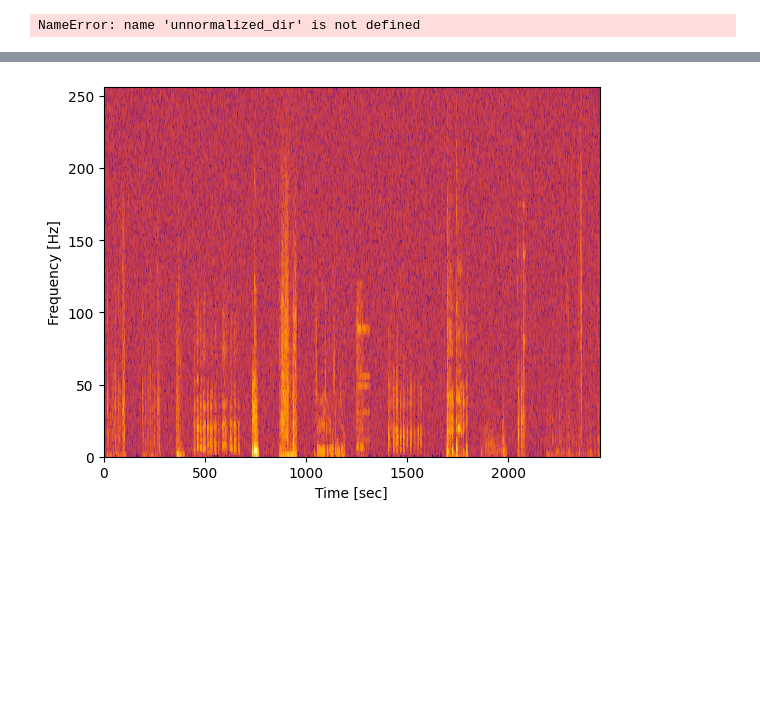
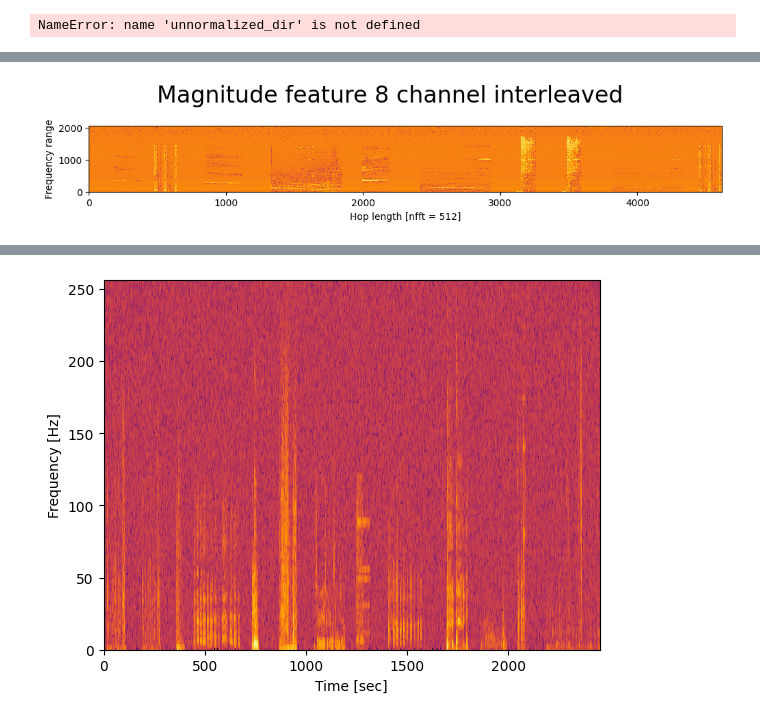
Before and after one commit to izzan-alfian/SELD-quadcopter, a Jupyter notebook: test.ipynb, the cells around one changed output, grey strips where cells are left out. Cells and saved outputs as stored; diff of their text form; code cells hidden in the pictures; blank space fills up the shorter version.

```diff
--- a/test.ipynb
+++ b/test.ipynb
@@ -118,0 +139,11 @@ def spectrogram(audio_input):
+# %%
+fig, ax = plt.subplots(figsize=(10, 2))
+ax.pcolormesh(10 * np.log10(np.abs(combined[:4614, :2048].T + 1e-9)), shading='auto', cmap='inferno')
+
+plt.suptitle("Magnitude feature 8 channel interleaved", fontsize=24)
+plt.tight_layout()
+plt.xlabel('Hop length [nfft = 512]')
+plt.ylabel('Frequency range')
+plt.show()
+# %% [output]
+[figure, added]
```
Also changed, not shown: parts of 8 cells of this notebook, 35 other files.
